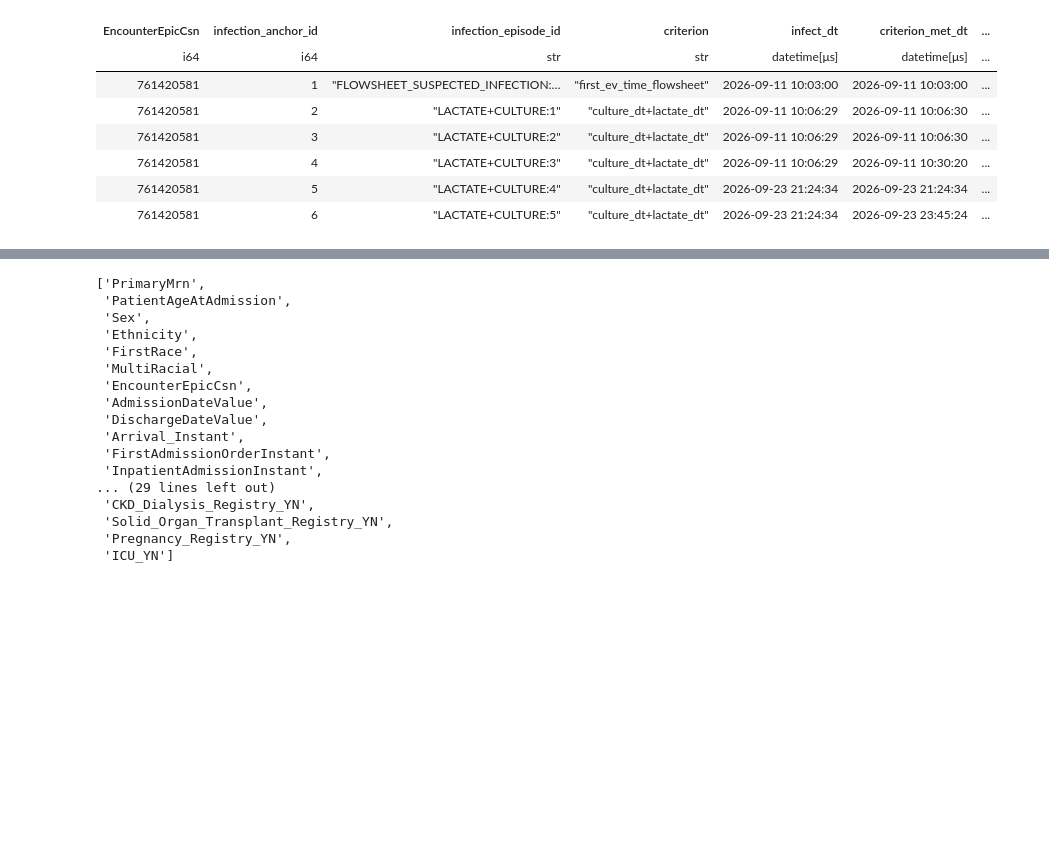
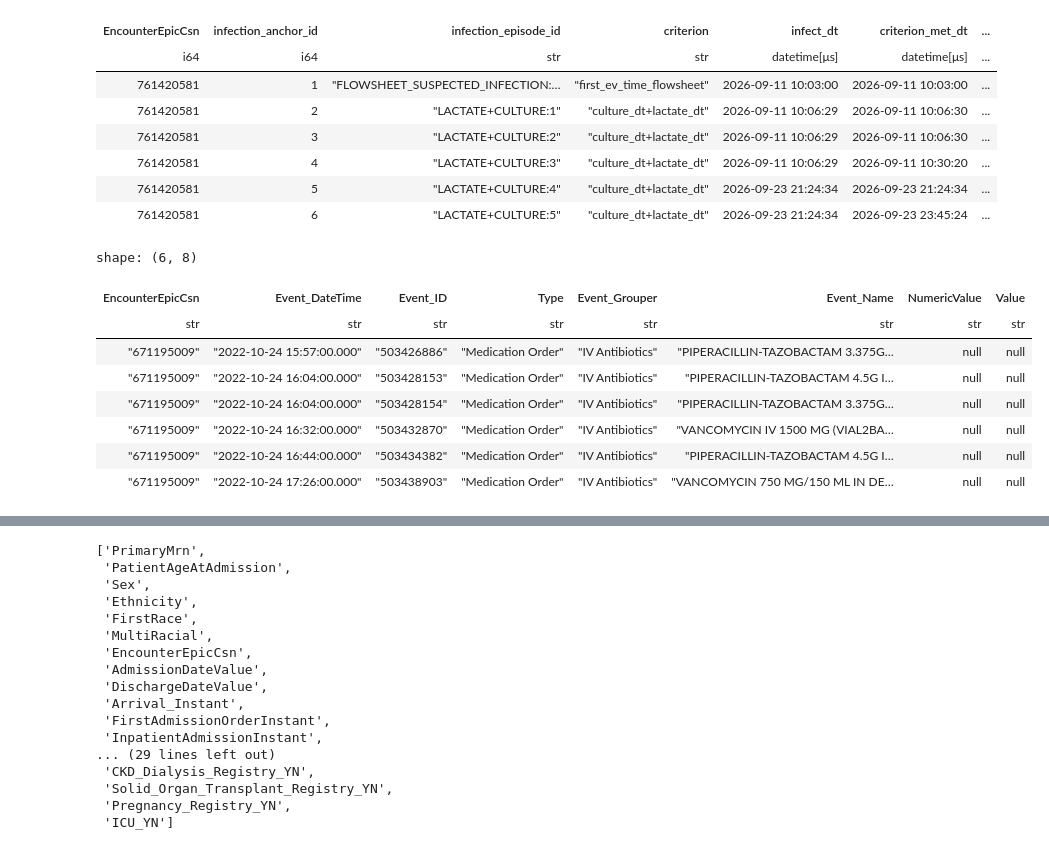
Before and after one commit to UTSW-CIC/Sepsis-Analysis, a Jupyter notebook: notebooks/scratches-requests/00_phase4_phase3_output.ipynb, the cells around one changed output, grey strips where cells are left out. Drawn from its saved outputs; the diff is of its cells as text; code cells hidden in the pictures; blank space fills up the shorter version.

```diff
--- a/notebooks/scratches-requests/00_phase4_phase3_output.ipynb
+++ b/notebooks/scratches-requests/00_phase4_phase3_output.ipynb
@@ -321,3 +330,19 @@ df_medsord_4 = pl.read_csv(os.path.join(data_path, "Med Orders - 10.8.26.csv"),
 						new_columns=input_output_config_4.input_file_names.HEADERS,
                         has_header=False
                         )
+# %%
+df_medsord_4.filter(
+    ((pl.col("EncounterEpicCsn").cast(pl.Int32)) == 671195009)
+    &
+    (pl.col("Event_Grouper").str.to_lowercase().str.contains("antib"))
+).sort(by='Event_DateTime')
+# %% [output]
+shape: (6, 8)
+| EncounterEpicCsn | Event_DateTime | Event_ID | Type | Event_Grouper | Event_Name | NumericValue | Value |
+| str | str | str | str | str | str | str | str |
+| "671195009" | "2022-10-24 15:57:00.000" | "503426886" | "Medication Order" | "IV Antibiotics" | "PIPERACILLIN-TAZOBACTAM 3.375G… | null | null |
+| "671195009" | "2022-10-24 16:04:00.000" | "503428153" | "Medication Order" | "IV Antibiotics" | "PIPERACILLIN-TAZOBACTAM 4.5G I… | null | null |
+| "671195009" | "2022-10-24 16:04:00.000" | "503428154" | "Medication Order" | "IV Antibiotics" | "PIPERACILLIN-TAZOBACTAM 3.375G… | null | null |
+| "671195009" | "2022-10-24 16:32:00.000" | "503432870" | "Medication Order" | "IV Antibiotics" | "VANCOMYCIN IV 1500 MG (VIAL2BA… | null | null |
+| "671195009" | "2022-10-24 16:44:00.000" | "503434382" | "Medication Order" | "IV Antibiotics" | "PIPERACILLIN-TAZOBACTAM 4.5G I… | null | null |
+| "671195009" | "2022-10-24 17:26:00.000" | "503438903" | "Medication Order" | "IV Antibiotics" | "VANCOMYCIN 750 MG/150 ML IN DE… | null | null |
```
Also changed, not shown: parts of 19 cells of this notebook, 27 other files.
